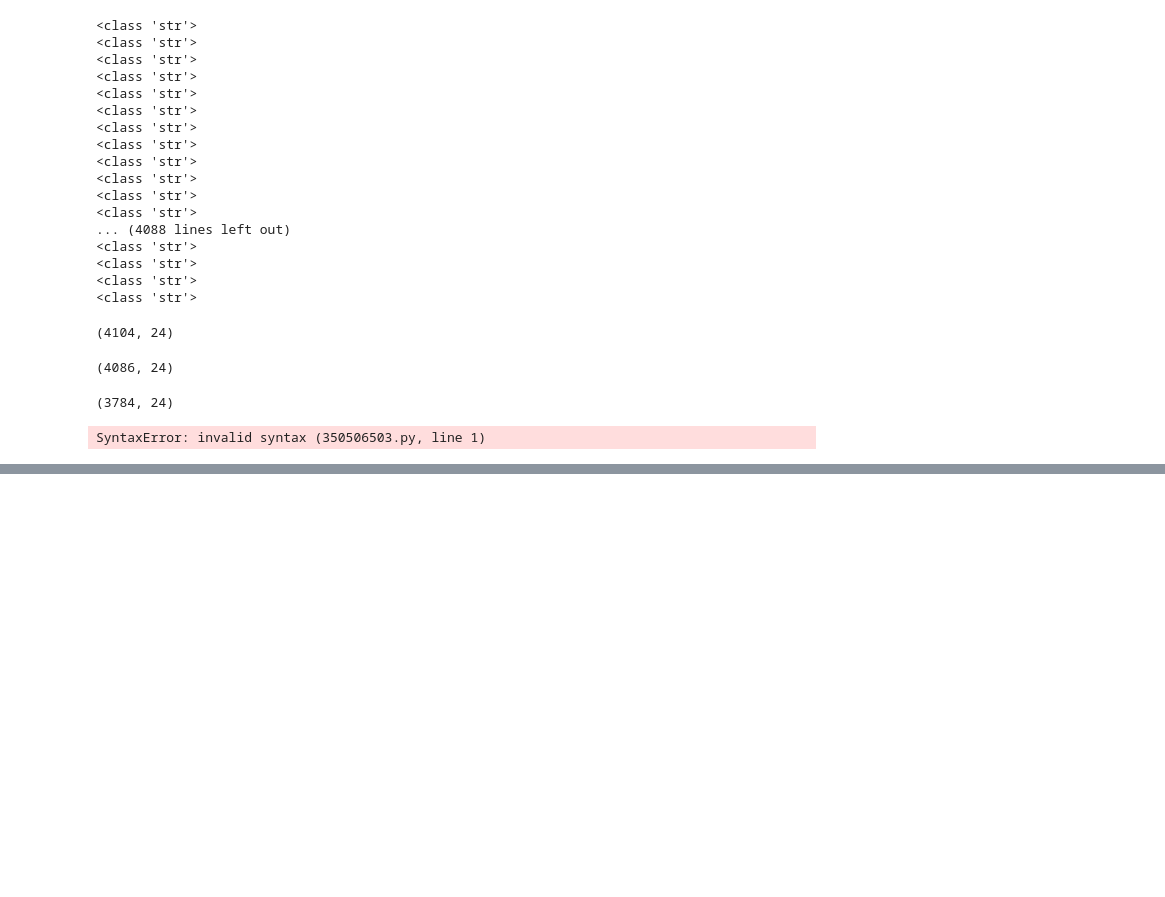
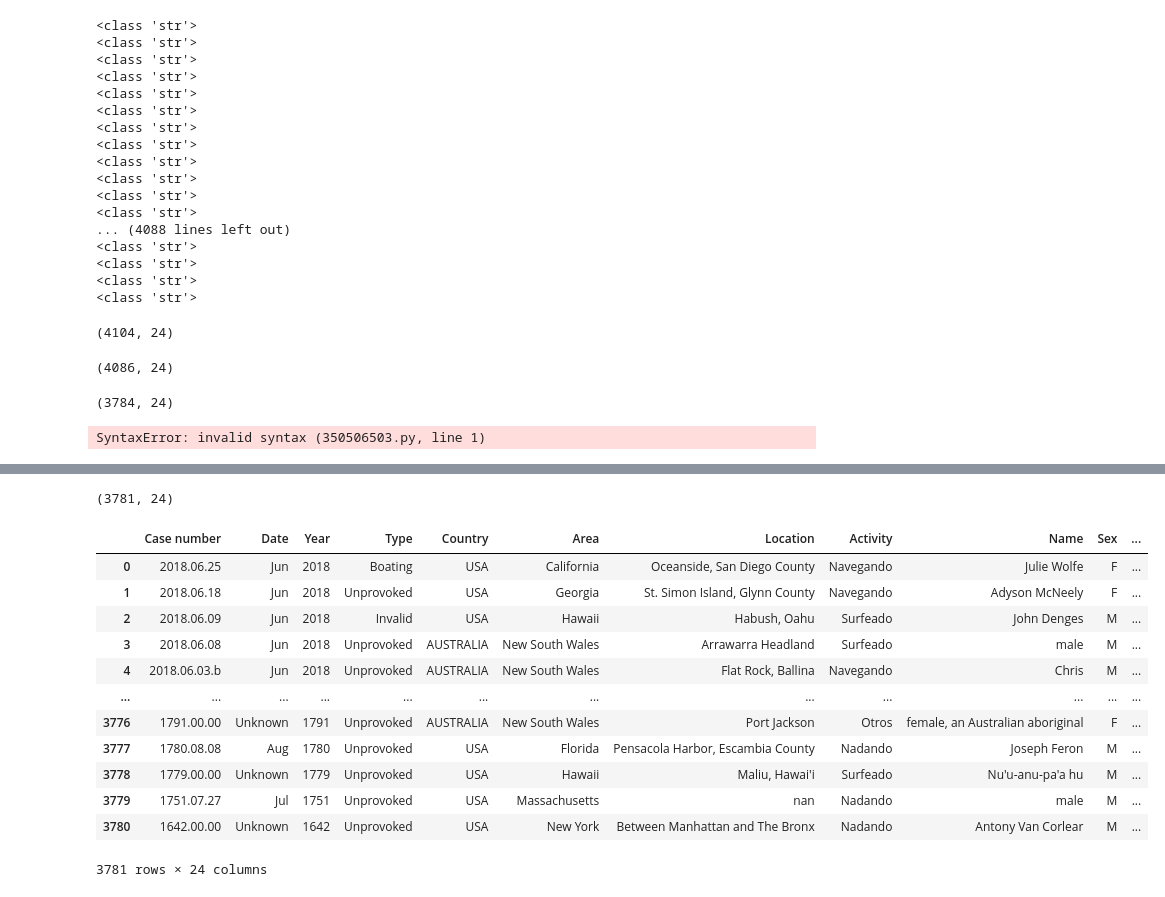
Before and after one commit to PabloGR1/w2-Project---Clean, a Jupyter notebook: clean.ipynb, the cells around one changed output, grey strips where cells are left out. Cells and saved outputs as stored; diff of their text form; code cells hidden in the pictures; blank space fills up the shorter version.

```diff
--- a/clean.ipynb
+++ b/clean.ipynb
@@ -656,0 +657,52 @@ data['Type'] =  Normalizar
+# %%
+data['Activity'] = data['Activity'].astype(str)
+data['Activity'] = data['Activity'].str.lower()
+# %%
+new_Activity = []
+
+for i in data['Activity']:
+    if i.find('bathing') >= 0 or i.find('dived') >= 0 or i.find('diving') >= 0 or i.find('scuba') >= 0 or i.find('skin') >= 0 or i.find('snork') >= 0:
+        new_Activity.append('Buceando')
+    elif i.find('fell') >= 0 or i.find('fumped') >= 0 or i.find('jumping') >= 0 or i.find('wreck') >= 0:
+        new_Activity.append('Caida/salto al agua')
+    elif i.find('harpooned') >= 0:
+        new_Activity.append('Cazando')
+    elif i.find('filming') >= 0:
+        new_Activity.append('Grabando')
+    elif i.find('research') >= 0:
+        new_Activity.append('Investigando')
+    elif i.find('playing') >= 0:
+        new_Activity.append('Jugando')
+    elif i.find('swimming') >= 0:
+        new_Activity.append('Nadando')
+    elif i.find('sailing') >= 0 or i.find('boat') >= 0 or i.find('boogie') >= 0 or i.find('canoe') >= 0 or i.find('diver') >= 0 or i.find('crossing') >= 0 or i.find('floating') >= 0 or i.find('kayak ') >= 0 or i.find('kite') >= 0 or i.find('lying') >= 0 or i.find('on') >= 0 or i.find('paddle') >= 0 or i.find('paddling') >= 0 or i.find('pulling') >= 0 or i.find('ski') >= 0 or i.find('resting') >= 0 or i.find('riding') >= 0 or i.find('rowing') >= 0 or i.find('sailing') >= 0 or i.find('sculling') >= 0 or i.find('sea') >= 0 or i.find('sitting') >= 0 or i.find('splashing') >= 0 or i.find('standing') >= 0 or i.find('wading') >= 0 or i.find('walking') >= 0 :
+        new_Activity.append('Navegando')
+    elif i.find('catching') >= 0 or i.find('collecting') >= 0 or i.find('feeding') >= 0 or i.find('fisherman') >= 0 or i.find('fishing') >= 0 or i.find('hoisting') >= 0 or i.find('holding') >= 0 or i.find('hunting ') >= 0 or i.find('removing') >= 0 or i.find('spearfishing') >= 0 or i.find('treading') >= 0:
+        new_Activity.append('Pescando')
+    elif i.find('surf') >= 0 or i.find('bodysurfing') >= 0:
+        new_Activity.append('Surfeado')
+    else:
+        new_Activity.append('Otros')
+
+
+data['Activity'] = new_Activity
+# %%
+data.shape
+# %% [output]
+(3781, 24)
+# %%
+data.reset_index(drop=True)
+# %% [output]
+|  | Case number | Date | Year | Type | Country | Area | Location | Activity | Name | Sex | ... |
+| 0 | 2018.06.25 | Jun | 2018 | Boating | USA | California | Oceanside, San Diego County | Navegando | Julie Wolfe | F | ... |
+| 1 | 2018.06.18 | Jun | 2018 | Unprovoked | USA | Georgia | St. Simon Island, Glynn County | Navegando | Adyson McNeely | F | ... |
+| 2 | 2018.06.09 | Jun | 2018 | Invalid | USA | Hawaii | Habush, Oahu | Surfeado | John Denges | M | ... |
+| 3 | 2018.06.08 | Jun | 2018 | Unprovoked | AUSTRALIA | New South Wales | Arrawarra Headland | Surfeado | male | M | ... |
+| 4 | 2018.06.03.b | Jun | 2018 | Unprovoked | AUSTRALIA | New South Wales | Flat Rock, Ballina | Navegando | Chris | M | ... |
+| ... | ... | ... | ... | ... | ... | ... | ... | ... | ... | ... | ... |
+| 3776 | 1791.00.00 | Unknown | 1791 | Unprovoked | AUSTRALIA | New South Wales | Port Jackson | Otros | female, an Australian aboriginal | F | ... |
+| 3777 | 1780.08.08 | Aug | 1780 | Unprovoked | USA | Florida | Pensacola Harbor, Escambia County | Nadando | Joseph Feron | M | ... |
+| 3778 | 1779.00.00 | Unknown | 1779 | Unprovoked | USA | Hawaii | Maliu, Hawai'i | Surfeado | Nu'u-anu-pa'a hu | M | ... |
+| 3779 | 1751.07.27 | Jul | 1751 | Unprovoked | USA | Massachusetts | nan | Nadando | male | M | ... |
+| 3780 | 1642.00.00 | Unknown | 1642 | Unprovoked | USA | New York | Between Manhattan and The Bronx | Nadando | Antony Van Corlear | M | ... |
+3781 rows × 24 columns
```
Also changed, not shown: parts of 37 cells of this notebook, 1 other file.
